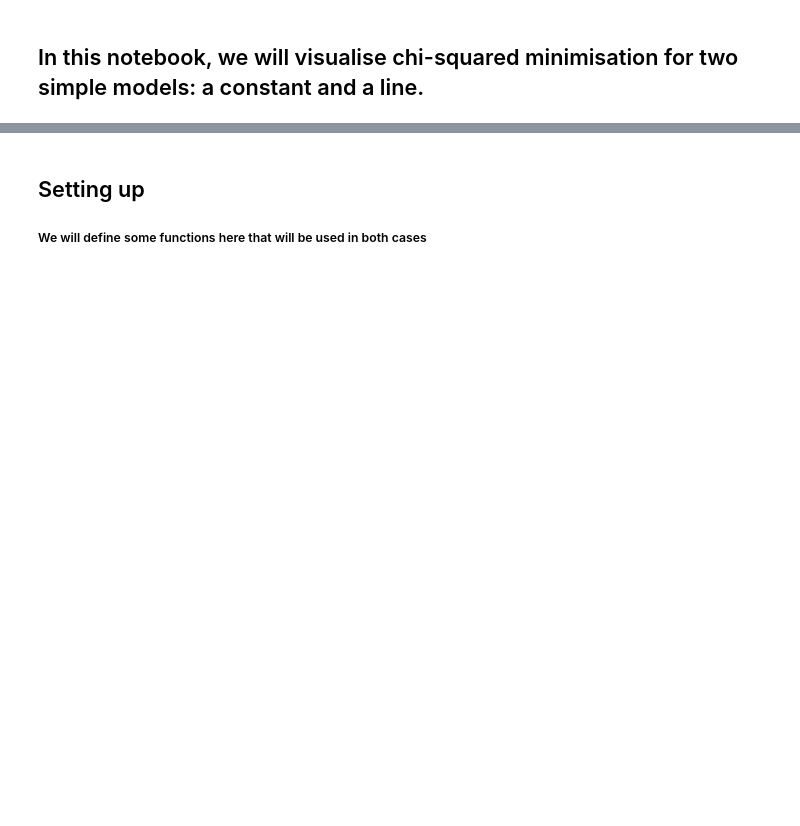
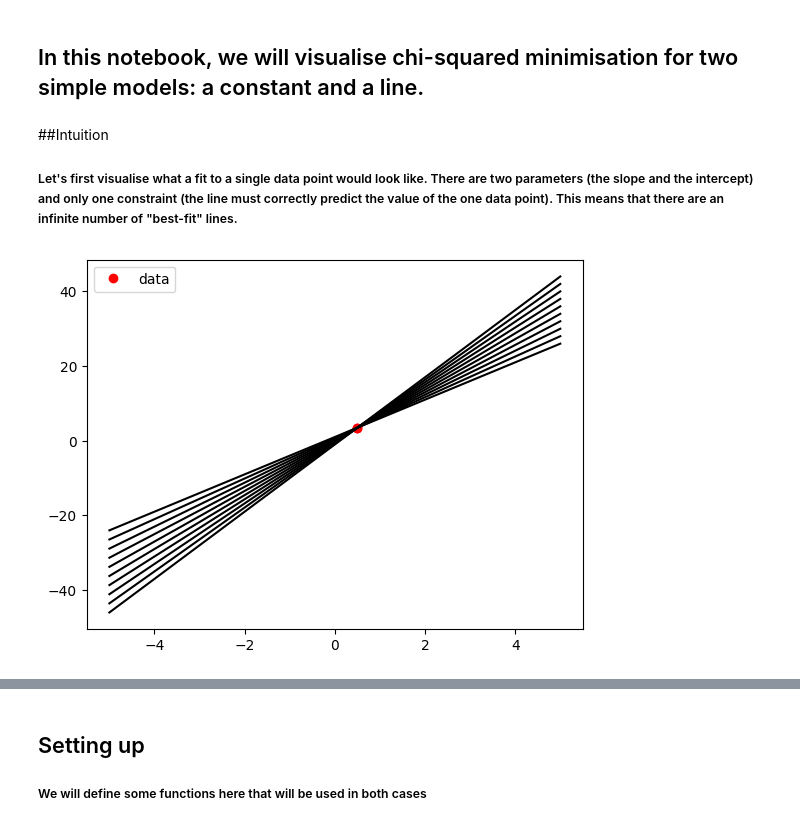
Before and after one commit to sundarjhu/AstrostatsIRyA2023, a Jupyter notebook: Statistics_For_Astronomers_20230911.ipynb, the cells around one changed output, grey strips where cells are left out. Drawn from its saved outputs; the diff is of its cells as text; code cells hidden in the pictures; blank space fills up the shorter version.

```diff
--- a/Statistics_For_Astronomers_20230911.ipynb
+++ b/Statistics_For_Astronomers_20230911.ipynb
@@ -6,3 +6,16 @@
 from scipy.stats import norm
 import numpy as np
 import matplotlib.pyplot as plt
+# %% [markdown]
+##Intuition
+##### Let's first visualise what a fit to a single data point would look like. There are two parameters (the slope and the intercept) and only one constraint (the line must correctly predict the value of the one data point). This means that there are an infinite number of "best-fit" lines.
+# %%
+x, y = 0.5, 3.5
+plt.plot([x, x], [y, y], 'ro', label='data')
+xgrid = np.linspace(-5, 5, 100)
+for A in np.linspace(-1, 1, 10):
+  plt.plot(xgrid, A + (y-A) / x * xgrid, 'k-')
+plt.legend(loc='best')
+plt.show()
+# %% [output]
+[figure, added]
```
Also changed, not shown: parts of 10 cells of this notebook.
